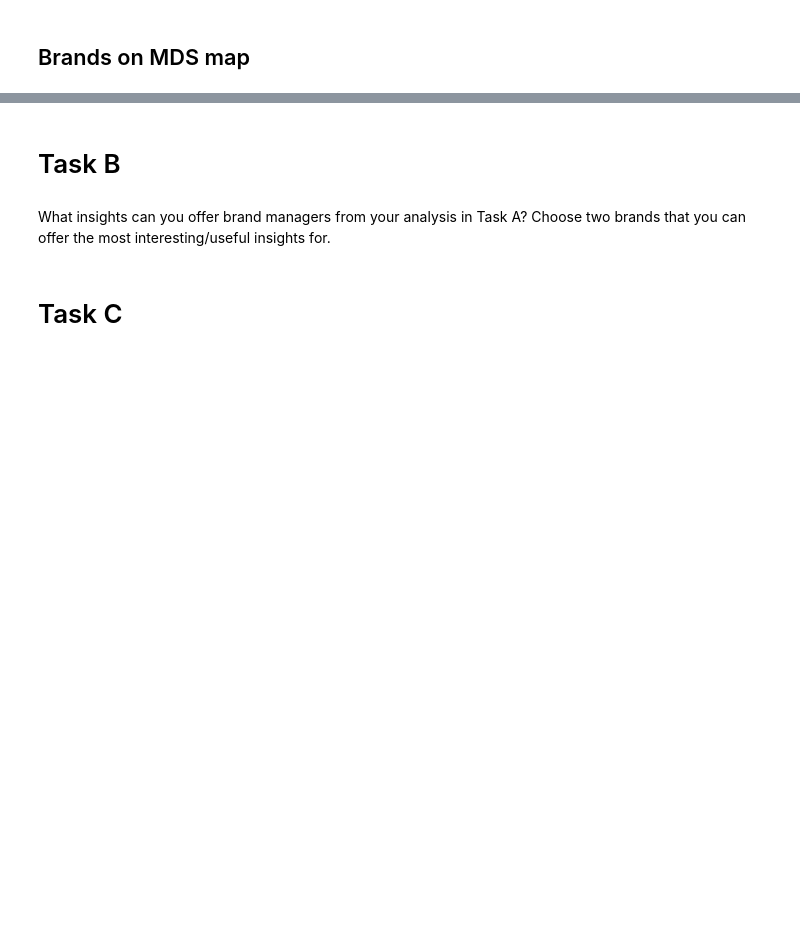
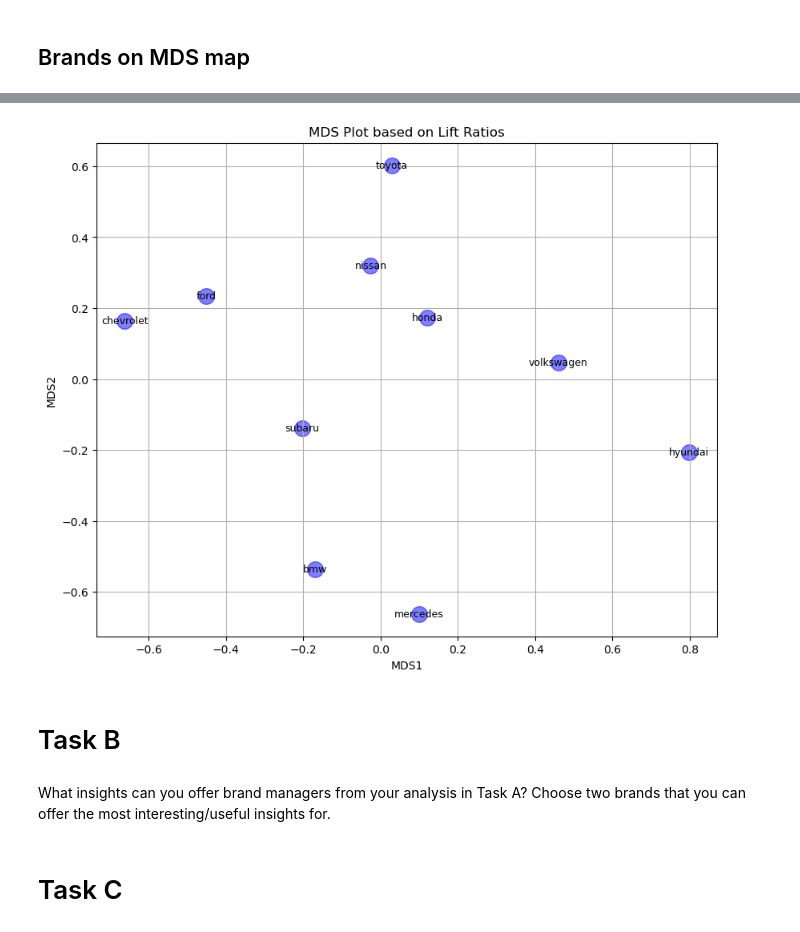
Before and after one commit to rebeccazhang199/Text_Analytics, a Jupyter notebook: Group Assignment.ipynb, the cells around one changed output, grey strips where cells are left out. Drawn from its saved outputs; the diff is of its cells as text; code cells hidden in the pictures; blank space fills up the shorter version.

```diff
--- a/Group Assignment.ipynb
+++ b/Group Assignment.ipynb
@@ -253,0 +274,11 @@ filter_comments.head(15)
+# %%
+for unique_brands_list in comments['Unique Brand']:
+    valid_brands = [brand for brand in unique_brands_list if brand in top10brand]
+
+    for i in range(len(valid_brands)):
+        for j in range(i, len(valid_brands)):
+            brand_matrix.at[valid_brands[i], valid_brands[j]] += 1
+            if i != j:
+                brand_matrix.at[valid_brands[j], valid_brands[i]] += 1
+
+brand_matrix
@@ -253,0 +297,10 @@ filter_comments.head(15)
+# %%
+probability_matrix = brand_matrix / brand_matrix.sum().sum()
+
+lift_ratio_matrix = pd.DataFrame(index=brand_matrix.index, columns=brand_matrix.columns)
+
+for brand_i in brand_matrix.index:
+    for brand_j in brand_matrix.columns:
+        lift_ratio_matrix.at[brand_i, brand_j] = probability_matrix.at[brand_i, brand_j] / (probability_matrix.at[brand_i, brand_i] * probability_matrix.at[brand_j, brand_j])
+
+lift_ratio_matrix
@@ -254,2 +319,5 @@ filter_comments.head(15)
 # %% [markdown]
 ## Brands on MDS map
+# %%
+dissimilarity_matrix = 1 / lift_ratio_matrix
+dissimilarity_matrix
@@ -256,3 +336,26 @@ filter_comments.head(15)
+# %%
+from sklearn.manifold import MDS
+import matplotlib.pyplot as plt
+
+
+mds = MDS(n_components=2, dissimilarity='precomputed', random_state=42)
+mds_result = mds.fit_transform(dissimilarity_matrix)
+
+mds_df = pd.DataFrame(mds_result, columns=['MDS1', 'MDS2'], index=lift_ratio_matrix.index)
+
+plt.figure(figsize=(10, 8))
+plt.scatter(mds_df['MDS1'], mds_df['MDS2'], s=200, color='blue', alpha=0.5)
+
+for brand, (x, y) in mds_df.iterrows():
+    plt.text(x, y, brand, fontsize=9, ha='center', va='center')
+
+plt.title('MDS Plot based on Lift Ratios')
+plt.xlabel('MDS1')
+plt.ylabel('MDS2')
+plt.grid(True)
+plt.show()
+# %% [output]
+[figure, added]
 # %% [markdown]
 # Task B
 # %% [markdown]
```
Also changed, not shown: parts of 6 cells of this notebook.
